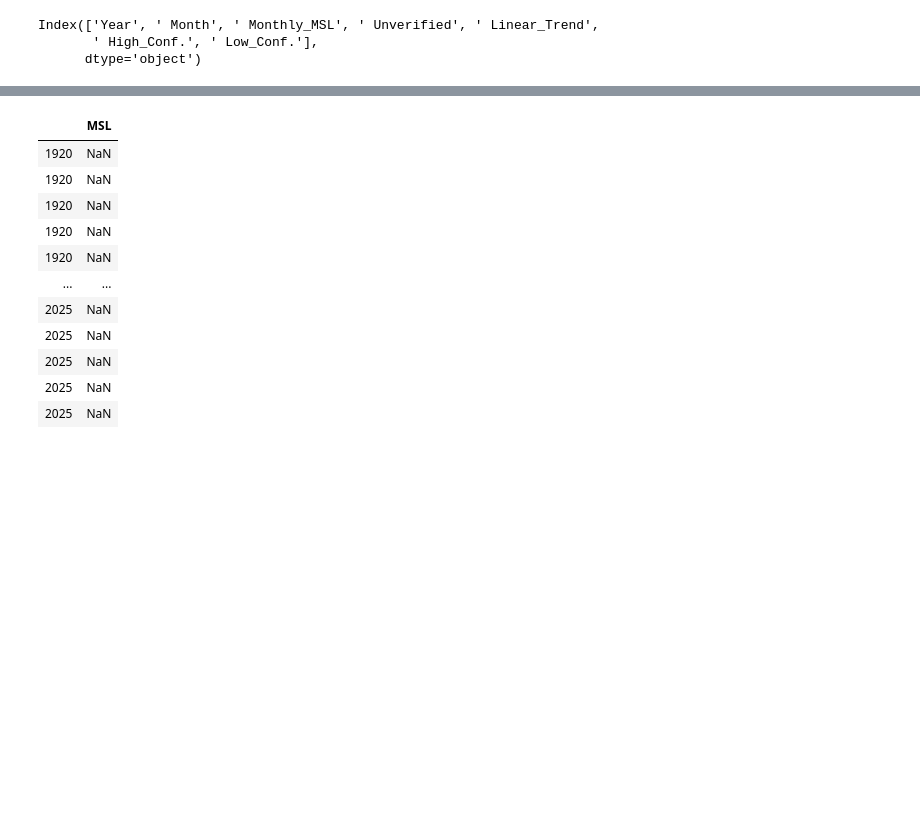
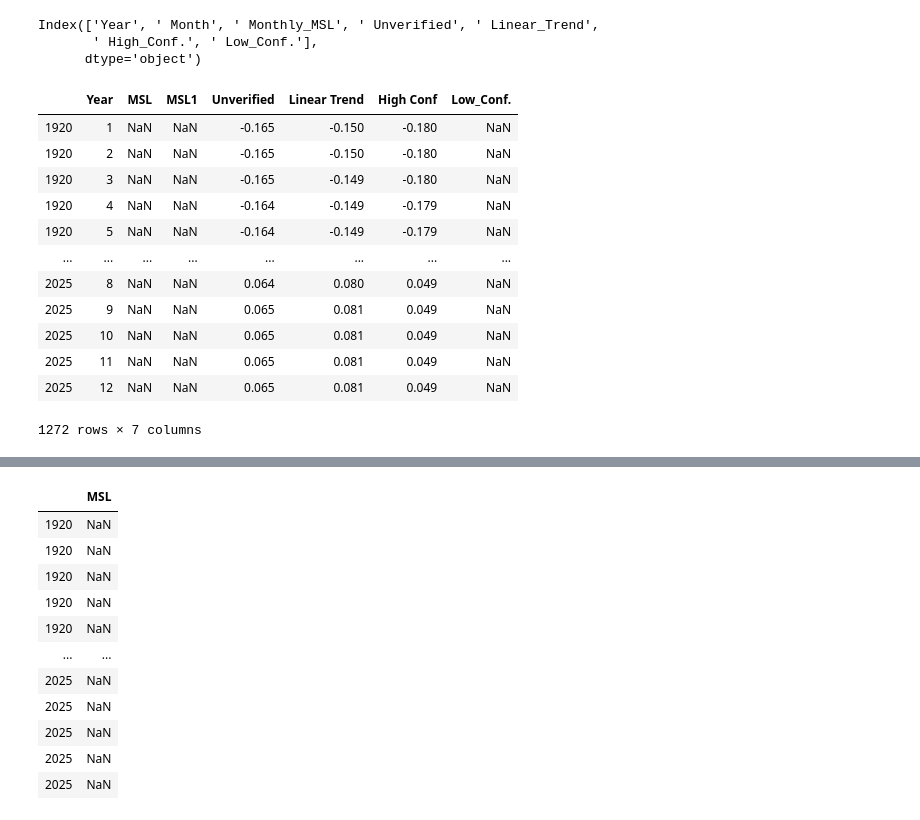
Before and after one commit to giantmagellan/sandiego-climate-analysis, a Jupyter notebook: SeaLevels.ipynb, the cells around one changed output, grey strips where cells are left out. Drawn from its saved outputs; the diff is of its cells as text; code cells hidden in the pictures; blank space fills up the shorter version.

```diff
--- a/SeaLevels.ipynb
+++ b/SeaLevels.ipynb
@@ -20,10 +18,24 @@ Index(['Year', ' Month', ' Monthly_MSL', ' Unverified', ' Linear_Trend',
 # %%
 #because this csv file has a space before all the header names
 renameddf = df.rename(columns={" Monthly_MSL":"MSL1", " Month": "MSL", " Unverified":"Unverified", " Linear_Trend":"Linear Trend",
                        " High_Conf.":"High Conf", " Low_Conf":"Low Conf"})
 renameddf
 
-renameddf.to_csv("test.csv", encoding="utf-8", index=True)
+#TEST: renameddf.to_csv("test.csv", encoding="utf-8", index=True)
+# %% [output]
+|  | Year | MSL | MSL1 | Unverified | Linear Trend | High Conf | Low_Conf. |
+| 1920 | 1 | NaN | NaN | -0.165 | -0.150 | -0.180 | NaN |
+| 1920 | 2 | NaN | NaN | -0.165 | -0.150 | -0.180 | NaN |
+| 1920 | 3 | NaN | NaN | -0.165 | -0.149 | -0.180 | NaN |
+| 1920 | 4 | NaN | NaN | -0.164 | -0.149 | -0.179 | NaN |
+| 1920 | 5 | NaN | NaN | -0.164 | -0.149 | -0.179 | NaN |
+| ... | ... | ... | ... | ... | ... | ... | ... |
+| 2025 | 8 | NaN | NaN | 0.064 | 0.080 | 0.049 | NaN |
+| 2025 | 9 | NaN | NaN | 0.065 | 0.081 | 0.049 | NaN |
+| 2025 | 10 | NaN | NaN | 0.065 | 0.081 | 0.049 | NaN |
+| 2025 | 11 | NaN | NaN | 0.065 | 0.081 | 0.049 | NaN |
+| 2025 | 12 | NaN | NaN | 0.065 | 0.081 | 0.049 | NaN |
+1272 rows × 7 columns
 # %%
 #grabbing only year and mean sea level rise/fall for graphing
 
```
Also changed, not shown: parts of 9 cells of this notebook, 2 other files.
